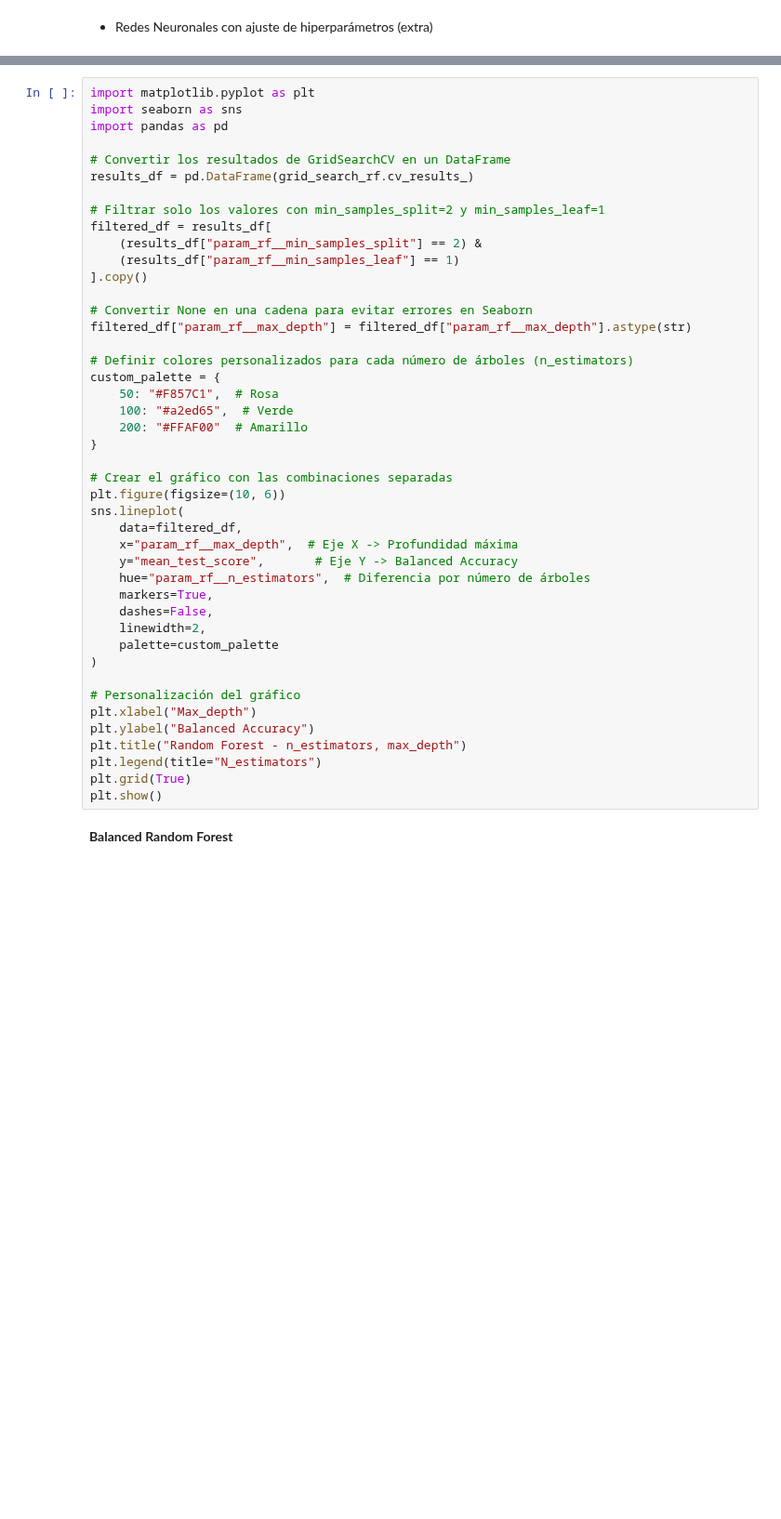
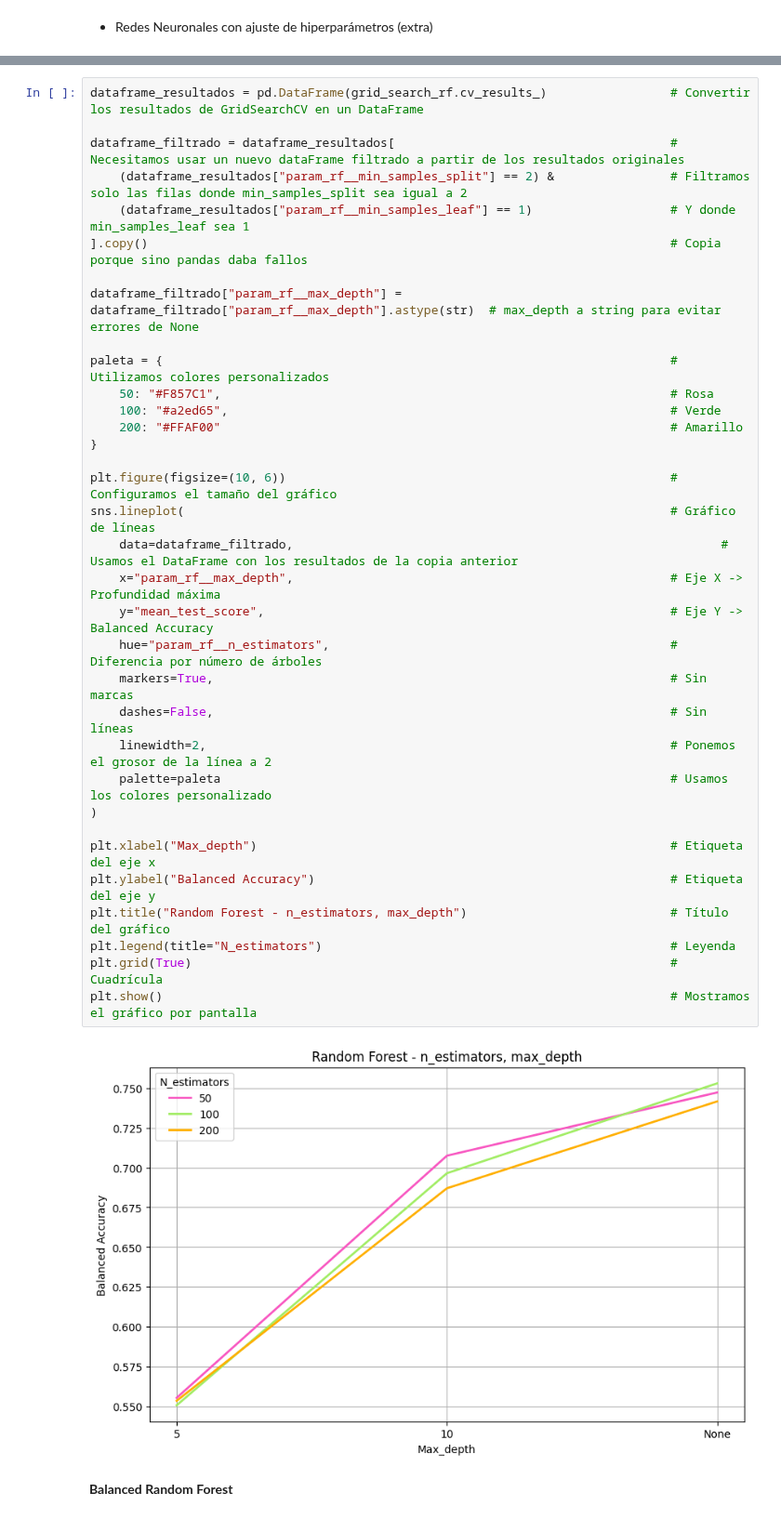
Before and after one commit to kevinMGII/Grupo7-Practica1, a Jupyter notebook: Grupo7_Practica1.ipynb, the cells around one changed output, grey strips where cells are left out. Shown at 93% size. Saved outputs shown, nothing was run; the diff lists cells and outputs as text; blank space fills up the shorter version.

```diff
--- a/Grupo7_Practica1.ipynb
+++ b/Grupo7_Practica1.ipynb
@@ -772,47 +777,39 @@ Como podemos ver en el gráfico, al aumentar la cantidad y profundidad de árbol
 # %%
-import matplotlib.pyplot as plt
-import seaborn as sns
-import pandas as pd
+dataframe_resultados = pd.DataFrame(grid_search_rf.cv_results_)                 # Convertir los resultados de GridSearchCV en un DataFrame
 
-# Convertir los resultados de GridSearchCV en un DataFrame
-results_df = pd.DataFrame(grid_search_rf.cv_results_)
+dataframe_filtrado = dataframe_resultados[                                      # Necesitamos usar un nuevo dataFrame filtrado a partir de los resultados originales
+    (dataframe_resultados["param_rf__min_samples_split"] == 2) &                # Filtramos solo las filas donde min_samples_split sea igual a 2
+    (dataframe_resultados["param_rf__min_samples_leaf"] == 1)                   # Y donde min_samples_leaf sea 1
+].copy()                                                                        # Copia porque sino pandas daba fallos
 
-# Filtrar solo los valores con min_samples_split=2 y min_samples_leaf=1
-filtered_df = results_df[
-    (results_df["param_rf__min_samples_split"] == 2) &
-    (results_df["param_rf__min_samples_leaf"] == 1)
-].copy()
+dataframe_filtrado["param_rf__max_depth"] = dataframe_filtrado["param_rf__max_depth"].astype(str)  # max_depth a string para evitar errores de None
 
-# Convertir None en una cadena para evitar errores en Seaborn
-filtered_df["param_rf__max_depth"] = filtered_df["param_rf__max_depth"].astype(str)
-
-# Definir colores personalizados para cada número de árboles (n_estimators)
-custom_palette = {
-    50: "#F857C1",  # Rosa
-    100: "#a2ed65",  # Verde
-    200: "#FFAF00"  # Amarillo
+paleta = {                                                                      # Utilizamos colores personalizados
+    50: "#F857C1",                                                              # Rosa
+    100: "#a2ed65",                                                             # Verde
+    200: "#FFAF00"                                                              # Amarillo
 }
 
-# Crear el gráfico con las combinaciones separadas
-plt.figure(figsize=(10, 6))
-sns.lineplot(
-    data=filtered_df,
-    x="param_rf__max_depth",  # Eje X -> Profundidad máxima
-    y="mean_test_score",       # Eje Y -> Balanced Accuracy
-    hue="param_rf__n_estimators",  # Diferencia por número de árboles
-    markers=True,
-    dashes=False,
-    linewidth=2,
-    palette=custom_palette
+plt.figure(figsize=(10, 6))                                                     # Configuramos el tamaño del gráfico
+sns.lineplot(                                                                   # Gráfico de líneas
+    data=dataframe_filtrado,                                                           # Usamos el DataFrame con los resultados de la copia anterior
+    x="param_rf__max_depth",                                                    # Eje X -> Profundidad máxima
+    y="mean_test_score",                                                        # Eje Y -> Balanced Accuracy
+    hue="param_rf__n_estimators",                                               # Diferencia por número de árboles
+    markers=True,                                                               # Sin marcas
+    dashes=False,                                                               # Sin líneas
+    linewidth=2,                                                                # Ponemos el grosor de la línea a 2
+    palette=paleta                                                              # Usamos los colores personalizado
 )
 
-# Personalización del gráfico
-plt.xlabel("Max_depth")
-plt.ylabel("Balanced Accuracy")
-plt.title("Random Forest - n_estimators, max_depth")
-plt.legend(title="N_estimators")
-plt.grid(True)
-plt.show()
+plt.xlabel("Max_depth")                                                         # Etiqueta del eje x
+plt.ylabel("Balanced Accuracy")                                                 # Etiqueta del eje y
+plt.title("Random Forest - n_estimators, max_depth")                            # Título del gráfico
+plt.legend(title="N_estimators")                                                # Leyenda
+plt.grid(True)                                                                  # Cuadrícula
+plt.show()                                                                      # Mostramos el gráfico por pantalla
+# %% [output]
+[figure, added]
 # %% [markdown]
 **Balanced Random Forest**
 # %% [markdown]
```
Also changed, not shown: parts of 35 cells of this notebook.
